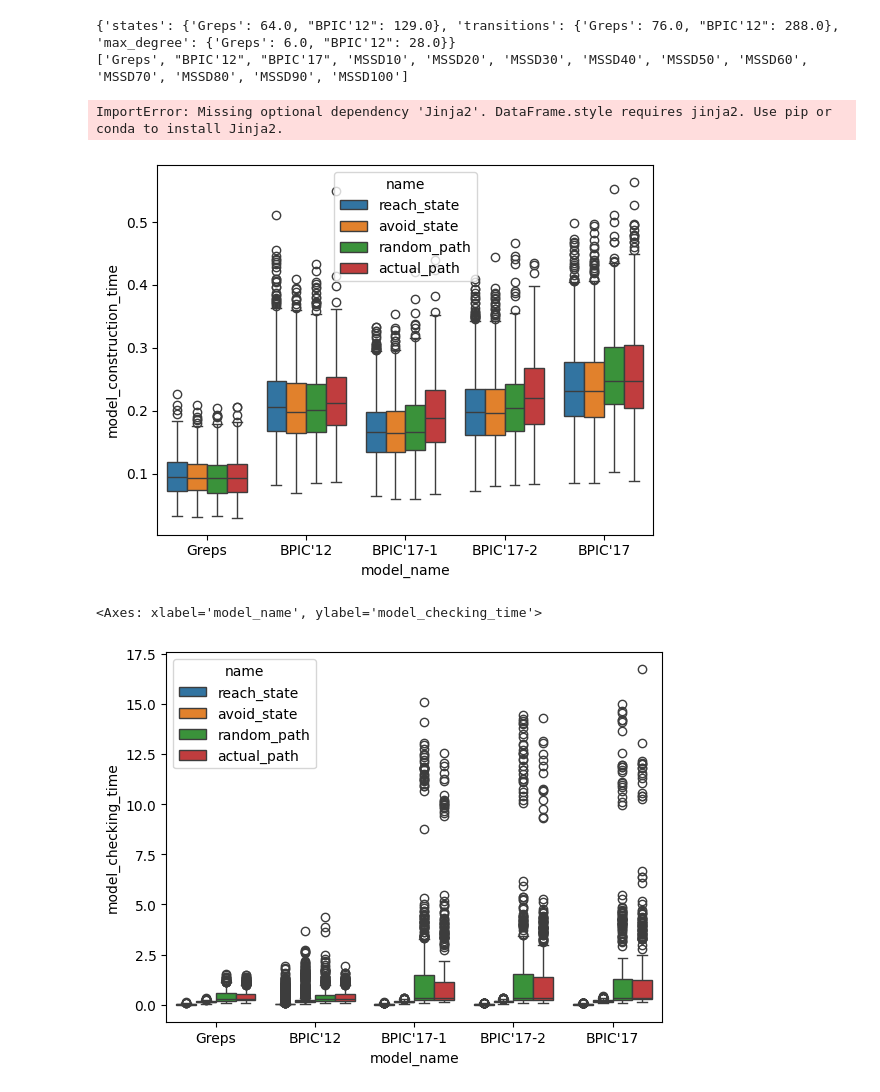
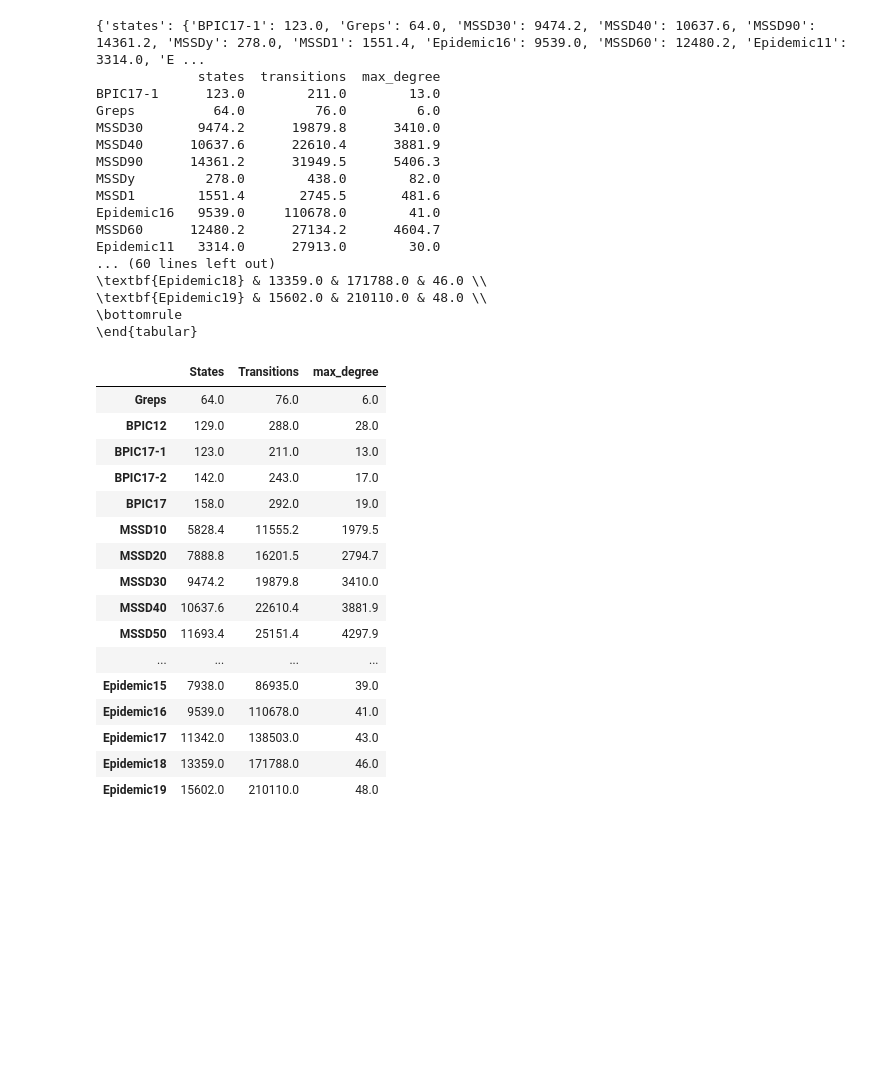
Before and after one commit to explainableMDPs/mdp_attributive, a Jupyter notebook: plots.ipynb, the cells around one changed output. Saved outputs shown, nothing was run; the diff lists cells and outputs as text; code cells hidden in the pictures; blank space fills up the shorter version.

```diff
--- a/plots.ipynb
+++ b/plots.ipynb
@@ -13,2 +12,0 @@ import seaborn as sns
-# %%
-df = pd.read_csv('out/results.csv')
@@ -70,50 +73,67 @@ def model_information(path):
             model = pickle.load(handle)
         if model_name not in info_dict['states']:
             info_dict['transitions'][model_name] = []
             info_dict['states'][model_name] = []
             info_dict['max_degree'][model_name] = []
         info_dict['states'][model_name].append(len(model.nodes()))
         info_dict['transitions'][model_name].append(len(model.edges()))
         degree_sequence = sorted((d for n, d in model.degree()), reverse=True)
         dmax = max(degree_sequence)
         info_dict['max_degree'][model_name].append(dmax)
     for k in info_dict:
         for k_inner in info_dict[k]:
             info_dict[k][k_inner] = sum(info_dict[k][k_inner])/len(info_dict[k][k_inner])
     print(info_dict)
     df = pd.DataFrame(data = info_dict)
+    print(df)
     # df = pd.DataFrame(data={'States' : info_dict['states'], 'Transitions' : info_dict['transitions']}, index = info_dict['states'].keys())
     df.rename(columns = {'states' : 'States', 'transitions' : 'Transitions'}, inplace=True)
 
-    s = ['Greps', "BPIC'12", "BPIC'17"]
+    s = ['Greps', "BPIC12", "BPIC17-1", "BPIC17-2", "BPIC17"]
     s.extend([f'MSSD{i*10}' for i in range(1,11)])
+    s.extend([f'Epidemic{i}' for i in range(4, 20)])
     print(s)
     df = df.reindex(s)
 
     print(df.to_latex(index=True,
                 formatters={"name": str.upper},
                 float_format="{:.1f}".format, bold_rows = True,
     ))
 
     return df
 model_information('out/models/')
 # %% [output]
-{'states': {'Greps': 64.0, "BPIC'12": 129.0}, 'transitions': {'Greps': 76.0, "BPIC'12": 288.0}, 'max_degree': {'Greps': 6.0, "BPIC'12": 28.0}}
-['Greps', "BPIC'12", "BPIC'17", 'MSSD10', 'MSSD20', 'MSSD30', 'MSSD40', 'MSSD50', 'MSSD60', 'MSSD70', 'MSSD80', 'MSSD90', 'MSSD100']
+{'states': {'BPIC17-1': 123.0, 'Greps': 64.0, 'MSSD30': 9474.2, 'MSSD40': 10637.6, 'MSSD90': 14361.2, 'MSSDy': 278.0, 'MSSD1': 1551.4, 'Epidemic16': 9539.0, 'MSSD60': 12480.2, 'Epidemic11': 3314.0, 'E ...
+             states  transitions  max_degree
+BPIC17-1      123.0        211.0        13.0
+Greps          64.0         76.0         6.0
+MSSD30       9474.2      19879.8      3410.0
+MSSD40      10637.6      22610.4      3881.9
+MSSD90      14361.2      31949.5      5406.3
+MSSDy         278.0        438.0        82.0
+MSSD1        1551.4       2745.5       481.6
+Epidemic16   9539.0     110678.0        41.0
+MSSD60      12480.2      27134.2      4604.7
+Epidemic11   3314.0      27913.0        30.0
+... (60 lines left out)
+\textbf{Epidemic18} & 13359.0 & 171788.0 & 46.0 \\
+\textbf{Epidemic19} & 15602.0 & 210110.0 & 48.0 \\
+\bottomrule
+\end{tabular}
-ImportError: Missing optional dependency 'Jinja2'. DataFrame.style requires jinja2. Use pip or conda to install Jinja2.
+|  | States | Transitions | max_degree |
+| Greps | 64.0 | 76.0 | 6.0 |
+| BPIC12 | 129.0 | 288.0 | 28.0 |
+| BPIC17-1 | 123.0 | 211.0 | 13.0 |
+| BPIC17-2 | 142.0 | 243.0 | 17.0 |
+| BPIC17 | 158.0 | 292.0 | 19.0 |
+| MSSD10 | 5828.4 | 11555.2 | 1979.5 |
+| MSSD20 | 7888.8 | 16201.5 | 2794.7 |
+| MSSD30 | 9474.2 | 19879.8 | 3410.0 |
+| MSSD40 | 10637.6 | 22610.4 | 3881.9 |
+| MSSD50 | 11693.4 | 25151.4 | 4297.9 |
+| ... | ... | ... | ... |
+| Epidemic15 | 7938.0 | 86935.0 | 39.0 |
+| Epidemic16 | 9539.0 | 110678.0 | 41.0 |
+| Epidemic17 | 11342.0 | 138503.0 | 43.0 |
+| Epidemic18 | 13359.0 | 171788.0 | 46.0 |
+| Epidemic19 | 15602.0 | 210110.0 | 48.0 |
-# %%
-df = pd.read_csv('out/results_bpic.csv')
-
-# all paths have > 0 probability for reaching - must not hold for paths, e.g. reach_avoid
-assert (df[df['name'].str.contains('path')]['value']>0).all
-
-df['model_name'] = df['model'].str.split('model_').str[1].str.split('_').str[0]
-df['model_name'] = df['model_name'].apply(transform_model_name)
-sns.boxplot(data=df, x="model_name", y="model_construction_time", hue="name")
-plt.show()
-
-sns.boxplot(data=df, x="model_name", y="model_checking_time", hue="name")
-# %% [output]
-[figure, removed]
-<Axes: xlabel='model_name', ylabel='model_checking_time'>
-[figure, removed]
```
Also changed, not shown: parts of 28 cells of this notebook, 2 other files.
